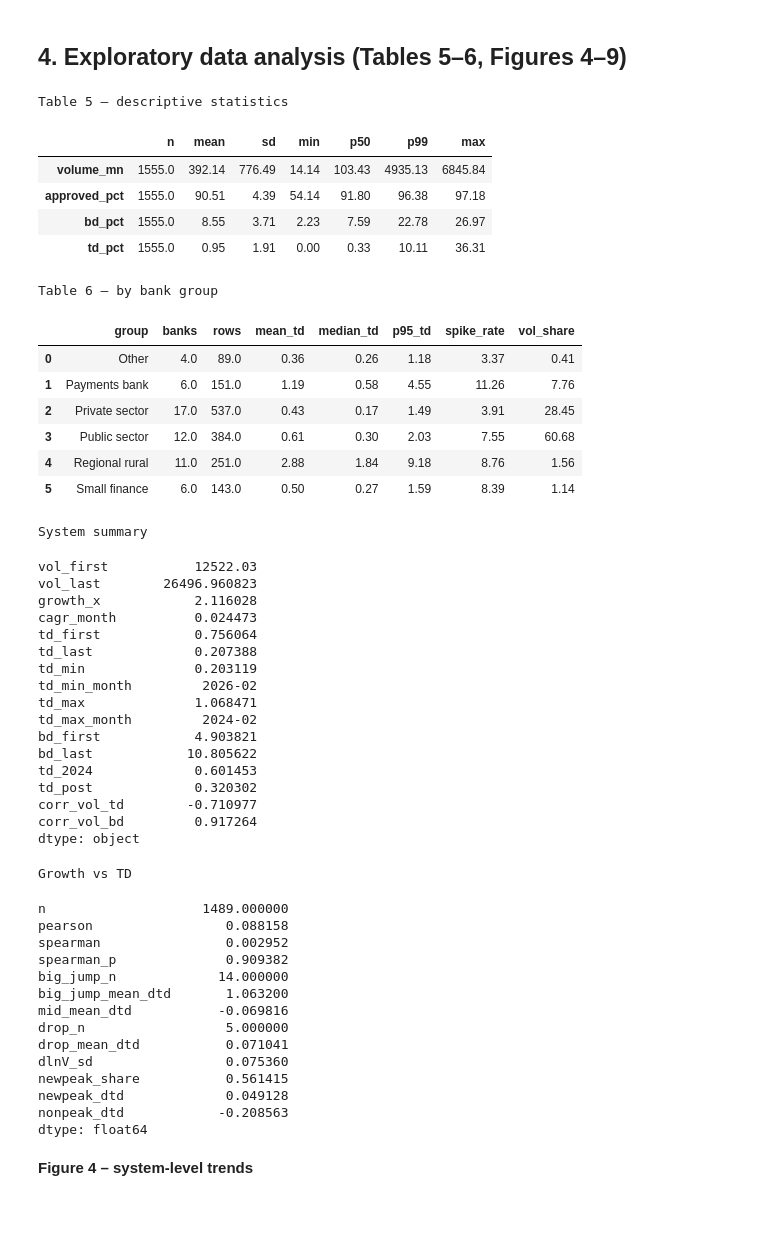
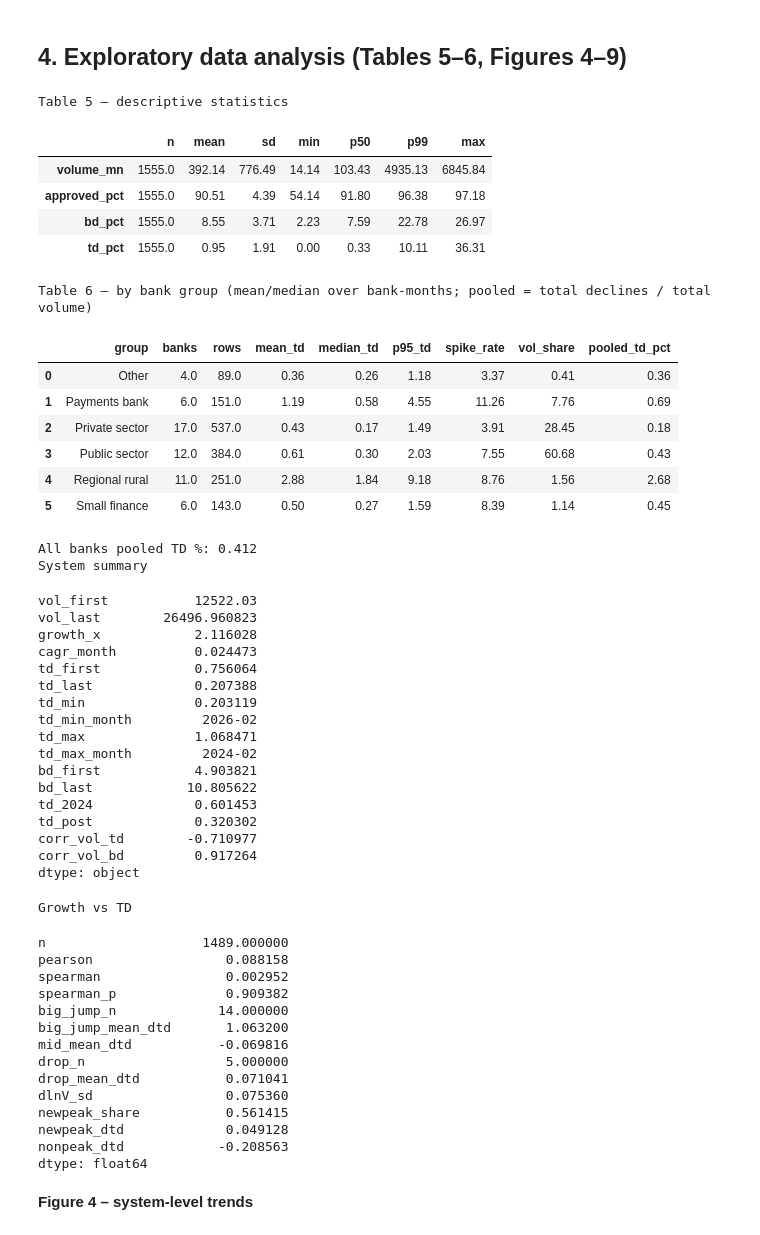
Before and after one commit to karthick2613-git/ms_upi_capstone, a Jupyter notebook: code/UPI_Interim_Analysis.ipynb, the cells around one changed output. Cells and saved outputs as stored; diff of their text form; code cells hidden in the pictures.

```diff
--- a/code/UPI_Interim_Analysis.ipynb
+++ b/code/UPI_Interim_Analysis.ipynb
@@ -247,24 +266,28 @@ res["spike_by_month"] = spk_month.to_dict()
 res["spike_month_top"] = spk_month.sort_values(ascending=False).head(5).to_dict()
 # %%
 print("Table 5 – descriptive statistics"); display(pd.DataFrame(res["desc"]).T.round(2))
-print("Table 6 – by bank group"); display(by_group.round(2))
+d["td_n"] = d.volume_mn * d.td_pct / 100
+by_group["pooled_td_pct"] = by_group.group.map(d.groupby("group").apply(lambda g: g.td_n.sum() / g.volume_mn.sum() * 100))
+print("Table 6 – by bank group (mean/median over bank-months; pooled = total declines / total volume)"); display(by_group.round(2))
+print("All banks pooled TD %:", round(d.td_n.sum() / d.volume_mn.sum() * 100, 3))
 print("System summary"); display(pd.Series(res["system"]))
 print("Growth vs TD"); display(pd.Series(res["growth_td"]))
 # %% [output]
 Table 5 – descriptive statistics
 |  | n | mean | sd | min | p50 | p99 | max |
 | volume_mn | 1555.0 | 392.14 | 776.49 | 14.14 | 103.43 | 4935.13 | 6845.84 |
 | approved_pct | 1555.0 | 90.51 | 4.39 | 54.14 | 91.80 | 96.38 | 97.18 |
 | bd_pct | 1555.0 | 8.55 | 3.71 | 2.23 | 7.59 | 22.78 | 26.97 |
 | td_pct | 1555.0 | 0.95 | 1.91 | 0.00 | 0.33 | 10.11 | 36.31 |
-Table 6 – by bank group
+Table 6 – by bank group (mean/median over bank-months; pooled = total declines / total volume)
-|  | group | banks | rows | mean_td | median_td | p95_td | spike_rate | vol_share |
-| 0 | Other | 4.0 | 89.0 | 0.36 | 0.26 | 1.18 | 3.37 | 0.41 |
-| 1 | Payments bank | 6.0 | 151.0 | 1.19 | 0.58 | 4.55 | 11.26 | 7.76 |
-| 2 | Private sector | 17.0 | 537.0 | 0.43 | 0.17 | 1.49 | 3.91 | 28.45 |
-| 3 | Public sector | 12.0 | 384.0 | 0.61 | 0.30 | 2.03 | 7.55 | 60.68 |
-| 4 | Regional rural | 11.0 | 251.0 | 2.88 | 1.84 | 9.18 | 8.76 | 1.56 |
-| 5 | Small finance | 6.0 | 143.0 | 0.50 | 0.27 | 1.59 | 8.39 | 1.14 |
+|  | group | banks | rows | mean_td | median_td | p95_td | spike_rate | vol_share | pooled_td_pct |
+| 0 | Other | 4.0 | 89.0 | 0.36 | 0.26 | 1.18 | 3.37 | 0.41 | 0.36 |
+| 1 | Payments bank | 6.0 | 151.0 | 1.19 | 0.58 | 4.55 | 11.26 | 7.76 | 0.69 |
+| 2 | Private sector | 17.0 | 537.0 | 0.43 | 0.17 | 1.49 | 3.91 | 28.45 | 0.18 |
+| 3 | Public sector | 12.0 | 384.0 | 0.61 | 0.30 | 2.03 | 7.55 | 60.68 | 0.43 |
+| 4 | Regional rural | 11.0 | 251.0 | 2.88 | 1.84 | 9.18 | 8.76 | 1.56 | 2.68 |
+| 5 | Small finance | 6.0 | 143.0 | 0.50 | 0.27 | 1.59 | 8.39 | 1.14 | 0.45 |
+All banks pooled TD %: 0.412
 System summary
 vol_first           12522.03
 vol_last        26496.960823
```
Also changed, not shown: parts of 1 cell of this notebook, 1 other file.
